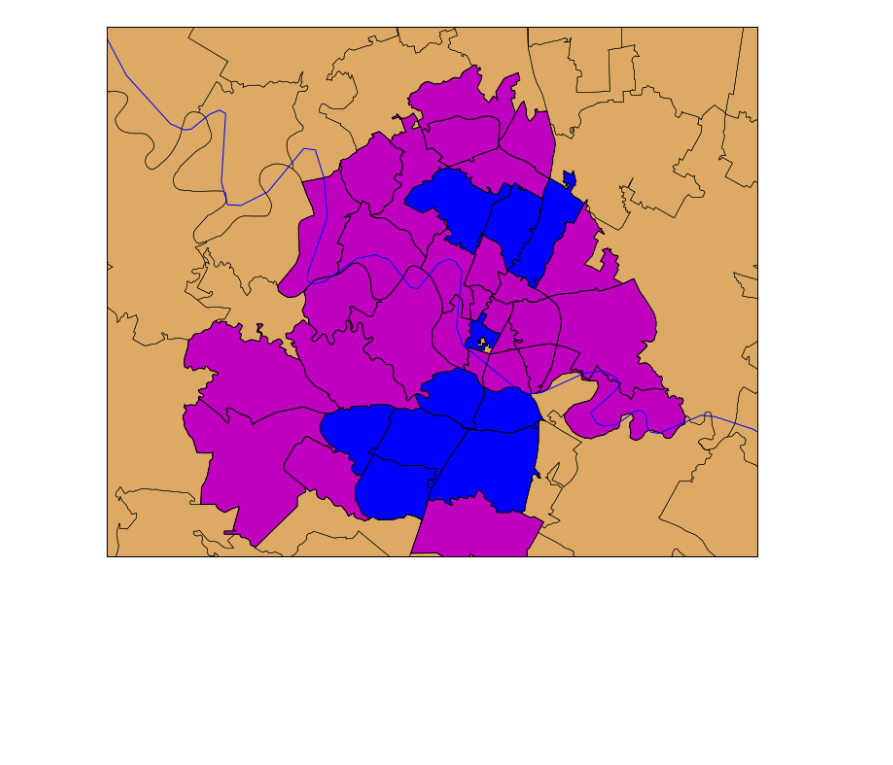
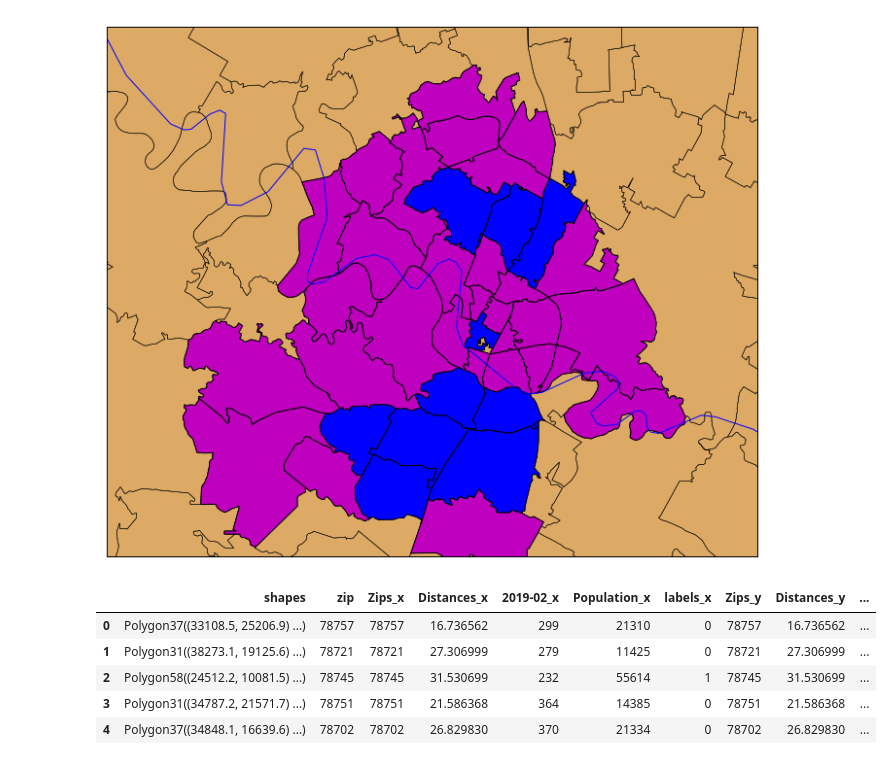
Before and after one commit to AustinMadert/real_estate_opportunity_lih, a Jupyter notebook: notebooks/Geo_plotting.ipynb, the cells around one changed output. Cells and saved outputs as stored; diff of their text form; code cells hidden in the pictures; blank space fills up the shorter version.

```diff
--- a/notebooks/Geo_plotting.ipynb
+++ b/notebooks/Geo_plotting.ipynb
@@ -251,3 +251,18 @@ m.drawrivers(linewidth=1, color='b')
 plt.show()
 # %% [output]
 [figure]
+# %%
+cluster = KMeans(n_clusters=3)
+cluster.fit(X)
+labels2 = cluster.labels_
+df['labels2'] = labels2
+zipdf = zipdf.merge(df, how='right', left_on='zip', right_on='Zips')
+# %%
+zipdf.head()
+# %% [output]
+|  | shapes | zip | Zips_x | Distances_x | 2019-02_x | Population_x | labels_x | Zips_y | Distances_y | ... |
+| 0 | Polygon37((33108.5, 25206.9) ...) | 78757 | 78757 | 16.736562 | 299 | 21310 | 0 | 78757 | 16.736562 | ... |
+| 1 | Polygon31((38273.1, 19125.6) ...) | 78721 | 78721 | 27.306999 | 279 | 11425 | 0 | 78721 | 27.306999 | ... |
+| 2 | Polygon58((24512.2, 10081.5) ...) | 78745 | 78745 | 31.530699 | 232 | 55614 | 1 | 78745 | 31.530699 | ... |
+| 3 | Polygon31((34787.2, 21571.7) ...) | 78751 | 78751 | 21.586368 | 364 | 14385 | 0 | 78751 | 21.586368 | ... |
+| 4 | Polygon37((34848.1, 16639.6) ...) | 78702 | 78702 | 26.829830 | 370 | 21334 | 0 | 78702 | 26.829830 | ... |
```
Also changed, not shown: parts of 2 cells of this notebook.
